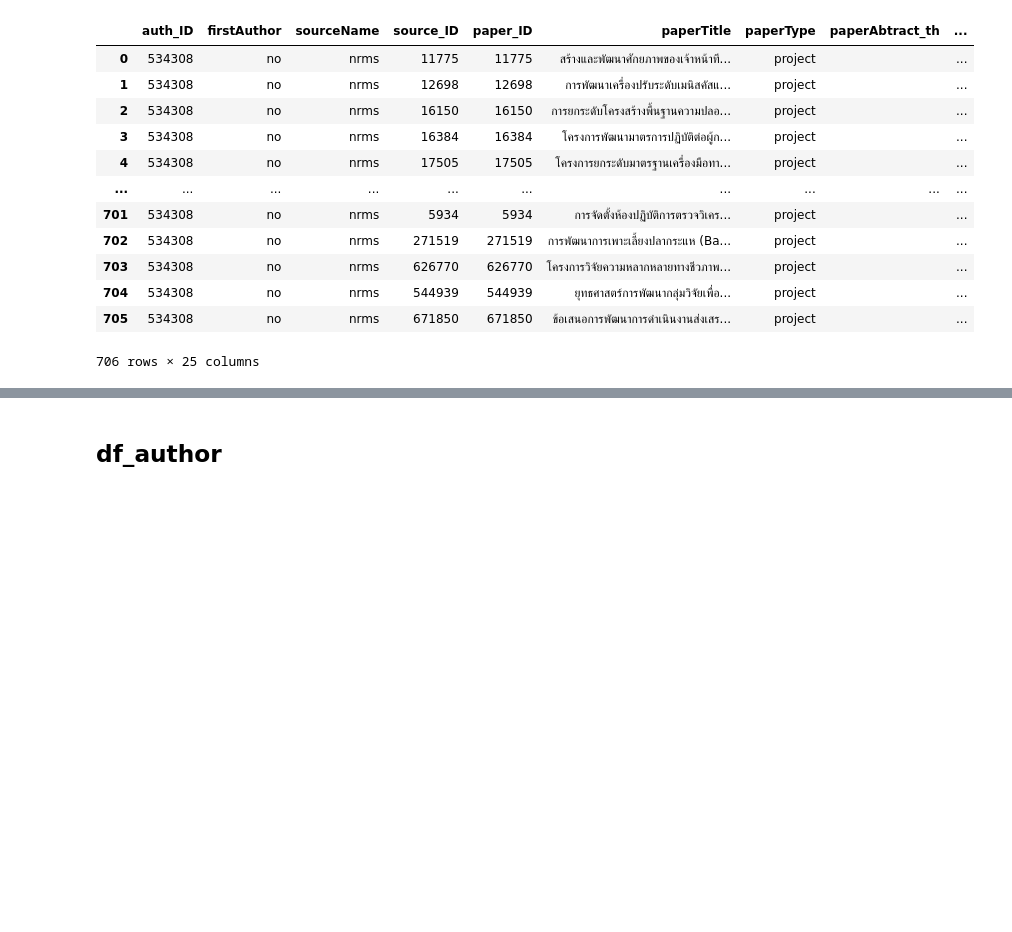
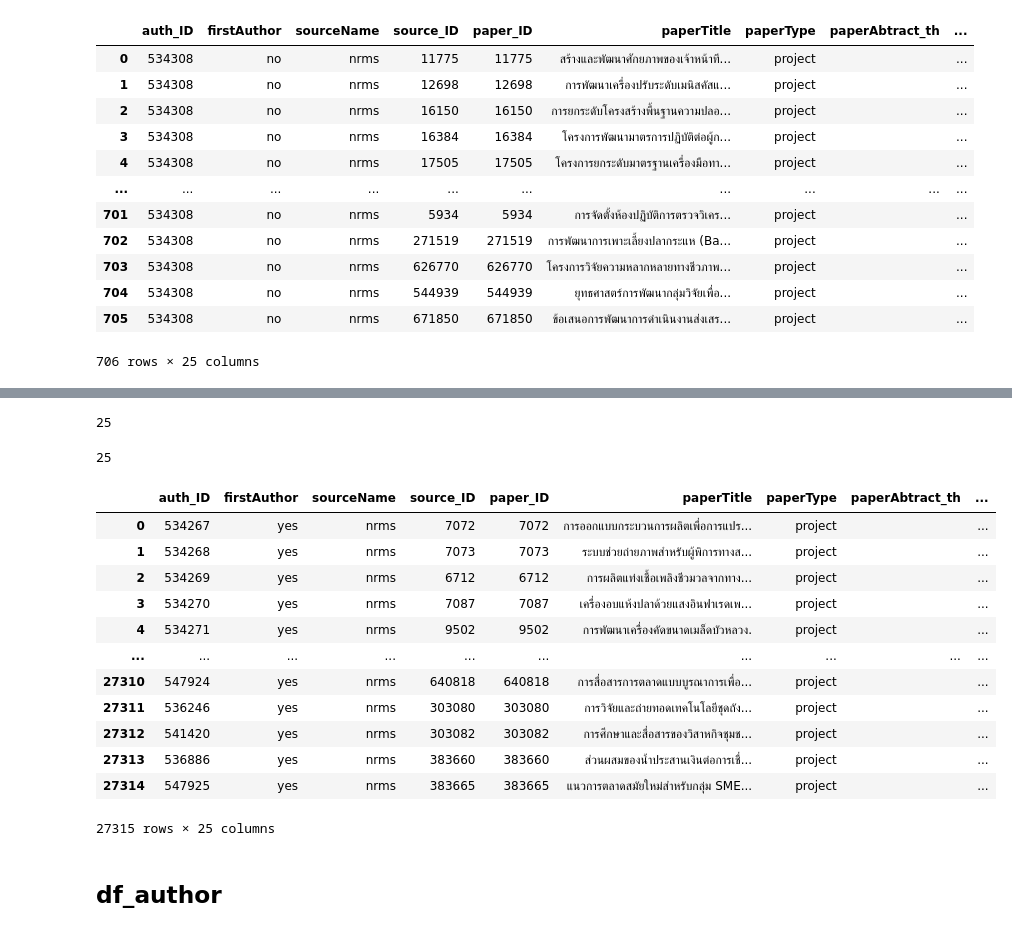
Before and after one commit to CakeNuthep/Create_Knowledge_Graph, a Jupyter notebook: NRMS_Extraction.ipynb, the cells around one changed output, grey strips where cells are left out. Saved outputs shown, nothing was run; the diff lists cells and outputs as text; code cells hidden in the pictures; blank space fills up the shorter version.

```diff
--- a/NRMS_Extraction.ipynb
+++ b/NRMS_Extraction.ipynb
@@ -602,3 +628,60 @@ result_other
+# %%
+result_all = result_all.drop(['_index', '_type', '_score','first_name',
+       '_source.author','_source.start','_source.stop','_source.kind','_source.group',
+       '_source.goal','_source.branch','_source.status','_source.budget','_source.department',
+       '_source.pullDate','new_name','language'],axis=1)
+# %%
+result_all['sourceName'] = 'nrms'
+result_all['paperType'] = 'project'
+
+# result_all['paper_ID']=''
+# result_all['paperTitle']=''
+result_all['paperAbtract_th'] = ''
+result_all['paperAbtract_en'] = ''
+# result_all['paperKeywords'] = ''
+result_all['paperPage'] = ''
+result_all['publishedDate'] = ''
+result_all['publishedYear'] = ''
+result_all['publisherName'] = ''
+result_all['bookName'] = ''
+result_all['bookNo'] = ''
+result_all['bookVolume'] = ''
+
+result_all['bookEditor'] = ''
+result_all['bookSeries'] = ''
+result_all['Fund'] = ''
+result_all['DOI'] = ''
+result_all['ISSN'] = ''
+# result_all['citation'] = ''
+result_all['refURL']=''
+result_all['crossRef'] = ''
+# %%
+all_column =  ["auth_ID","firstAuthor","sourceName","source_ID","paper_ID","paperTitle","paperType","paperAbtract_th","paperAbtract_en","paperKeywords","paperPage","publishedDate","publishedYear","publisherName","bookName","bookNo","bookVolume","bookEditor","bookSeries","Fund","DOI","ISSN","citation","refURL","crossRef"]
+len(all_column)
+# %% [output]
+25
+# %%
+len(result_all.columns)
+# %% [output]
+25
+# %%
+result_all = result_all[all_column]
+# %%
+result_all
+# %% [output]
+|  | auth_ID | firstAuthor | sourceName | source_ID | paper_ID | paperTitle | paperType | paperAbtract_th | ... |
+| 0 | 534267 | yes | nrms | 7072 | 7072 | การออกแบบกระบวนการผลิตเพื่อการแปร... | project |  | ... |
+| 1 | 534268 | yes | nrms | 7073 | 7073 | ระบบช่วยถ่ายภาพสำหรับผู้พิการทางส... | project |  | ... |
+| 2 | 534269 | yes | nrms | 6712 | 6712 | การผลิตแท่งเชื้อเพลิงชีวมวลจากทาง... | project |  | ... |
+| 3 | 534270 | yes | nrms | 7087 | 7087 | เครื่องอบแห้งปลาด้วยแสงอินฟาเรดเพ... | project |  | ... |
+| 4 | 534271 | yes | nrms | 9502 | 9502 | การพัฒนาเครื่องคัดขนาดเมล็ดบัวหลวง. | project |  | ... |
+| ... | ... | ... | ... | ... | ... | ... | ... | ... | ... |
+| 27310 | 547924 | yes | nrms | 640818 | 640818 | การสื่อสารการตลาดแบบบูรณาการเพื่อ... | project |  | ... |
+| 27311 | 536246 | yes | nrms | 303080 | 303080 | การวิจัยและถ่ายทอดเทคโนโลยีชุดถัง... | project |  | ... |
+| 27312 | 541420 | yes | nrms | 303082 | 303082 | การศึกษาและสื่อสารของวิสาหกิจชุมช... | project |  | ... |
+| 27313 | 536886 | yes | nrms | 383660 | 383660 | ส่วนผสมของน้ำประสานเงินต่อการเชื่... | project |  | ... |
+| 27314 | 547925 | yes | nrms | 383665 | 383665 | แนวการตลาดสมัยใหม่สำหรับกลุ่ม SME... | project |  | ... |
+27315 rows × 25 columns
 # %% [markdown]
 ## df_author
 # %%
```
Also changed, not shown: parts of 6 cells of this notebook.
